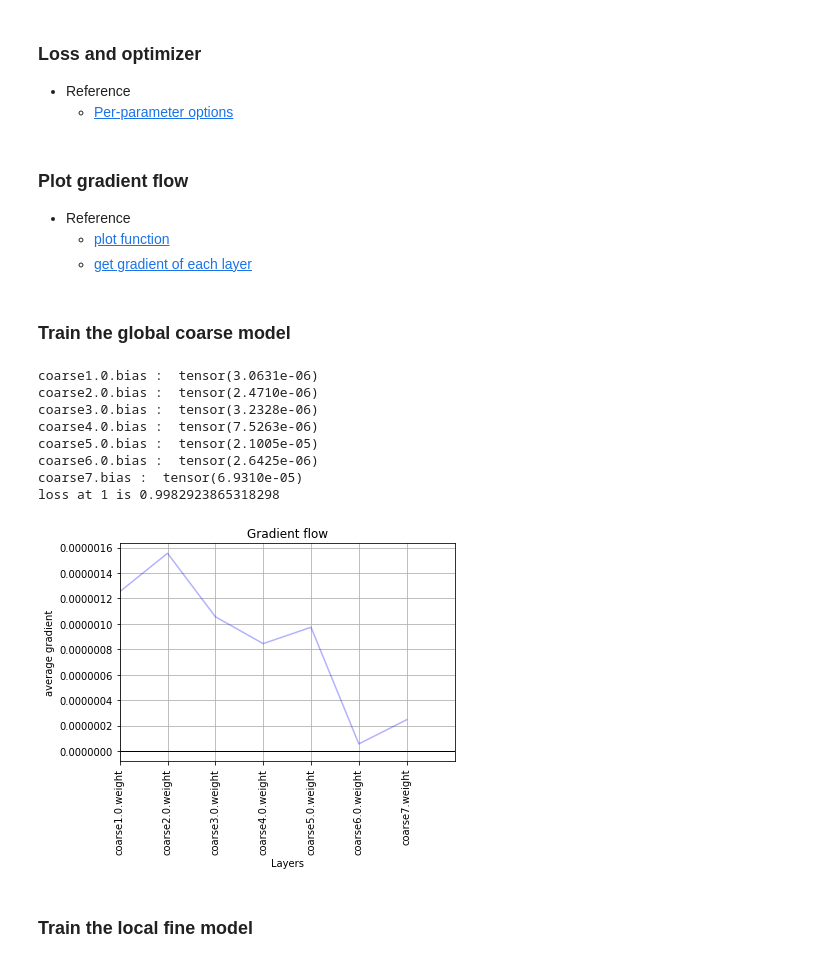
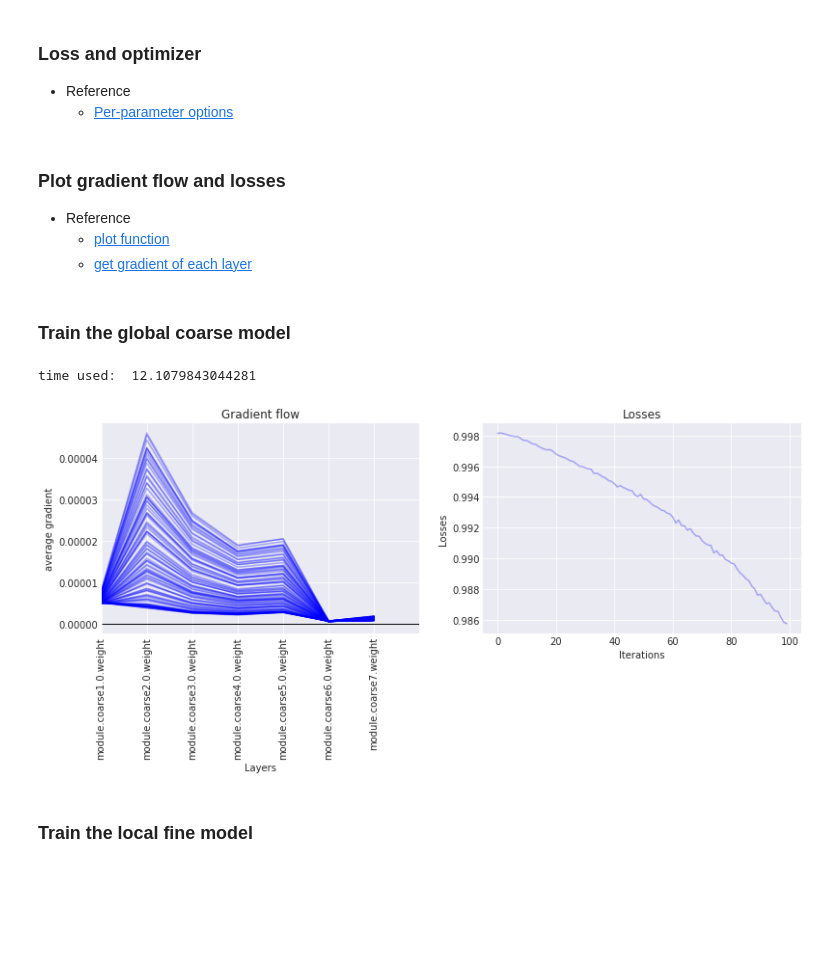
Before and after one commit to shuuchen/depth_eigen, a Jupyter notebook: test.ipynb, the cells around one changed output. Cells and saved outputs as stored; diff of their text form; code cells hidden in the pictures; blank space fills up the shorter version.

```diff
--- a/test.ipynb
+++ b/test.ipynb
@@ -12,9 +12,14 @@ import torchvision.transforms as transforms
 from torch.autograd import Function
 import numpy as np
 import matplotlib.pyplot as plt
+from IPython.core.pylabtools import figsize
+import time
+
+plt.style.use('seaborn-darkgrid')
 
 %matplotlib inline
 # %% [markdown]
 ### Device configuration
 # %%
-device = torch.device('cuda:0' if torch.cuda.is_available() else 'cpu')
+device = torch.device('cuda' if torch.cuda.is_available() else 'cpu')
+device
@@ -54,16 +61,17 @@ class GlobalCoarseNet(nn.Module):
 
         self.coarse7 = nn.Linear(in_features=4096, out_features=74 * 55)
 
+
     def forward(self, x):
         x = self.coarse1(x)
         x = self.coarse2(x)
         x = self.coarse3(x)
         x = self.coarse4(x)
         x = self.coarse5(x)
-        x = x.reshape(batch_size, -1)
+        x = x.reshape(x.size(0), -1)
         x = self.coarse6(x)
         x = self.coarse7(x)
-        x = x.reshape(batch_size, 74, 55)
+        x = x.reshape(x.size(0), 74, 55)
         return x
 
 class LocalFineNet(nn.Module):
@@ -104,7 +112,7 @@ class ScaleInvariantLoss(nn.Module):
 
         dist = pred - target
 
-        # the lambda parameter is set to 0.5
+        # the lambda paramhttps://dushu-jupyter.ai-dev.lifull.com/notebooks/github/depth_eigen/test.ipynb#eter is set to 0.5
         loss = torch.mean(dist ** 2) - 0.5 / ((torch.numel(dist)) ** 2) * (torch.sum(dist) ** 2)
 
         return loss
@@ -114,15 +122,19 @@ global_criterion = ScaleInvariantLoss()
 local_criterion = ScaleInvariantLoss()
 
 # optimizer
-r=100
+r=1
 global_optimizer = torch.optim.SGD([{'params': global_model.coarse6.parameters(), 'lr': 0.1*r},
                                     {'params': global_model.coarse7.parameters(), 'lr': 0.1*r}],
                                    lr=0.001*r, momentum=0.9)
 
 local_optimizer = torch.optim.SGD([{'params': local_model.fine2.parameters(), 'lr': 0.01*r}],
                                   lr=0.001*r, momentum=0.9)
+
+
+global_model = nn.DataParallel(global_model)
+local_model = nn.DataParallel(local_model)
 # %% [markdown]
-### Plot gradient flow
+### Plot gradient flow and losses
 - Reference
     - [plot function](https://discuss.pytorch.org/t/check-gradient-flow-in-network/15063/7)
     - [get gradient of each layer](https://discuss.pytorch.org/t/how-to-calculate-gradient-for-each-layer/1595/4)
@@ -145,38 +161,52 @@ def plot_grad_flow(named_parameters):
 # %% [markdown]
 ### Train the global coarse model
 # %%
+figsize(13, 4)
+
 a = torch.randn(batch_size, 3, 304, 228)
 a = a.to(device)
 
 target = torch.randn(batch_size, 74, 55)
 target = target.to(device)
 
 losses = []
-for i in range(1):
+avg_grads = []
+start = time.time()
+for i in range(100):
     # forward pass
     output = global_model(a)
     loss = global_criterion(output, target)
     losses.append(loss.item())
 
     # backward pass
     global_model.zero_grad()
     loss.backward()
-    plot_grad_flow(global_model.named_parameters())
+
+    # avarage gradient
+    avg_grad = []
+    for n, p in global_model.named_parameters():
+        if 'bias' in n:
+            continue
+        avg_grad.append(p.grad.abs().mean())
+    avg_grads.append(avg_grad)
+
+    # optimization
     global_optimizer.step()
 
-    print('loss at {} is {}'.format(i + 1, loss))
+    #print('loss at {} is {}'.format(i + 1, loss))
 
-#plt.plot(losses)
+elapse = time.time() - start
+print('time used: ', elapse)
+
+plt.subplot(121)
+layers = [k for k in global_model.state_dict().keys() if 'bias' not in k]
+plot_grad_flow(layers, avg_grads)
+
+plt.subplot(122)
+plot_losses(losses)
 # %% [output]
-coarse1.0.bias :  tensor(3.0631e-06)
-coarse2.0.bias :  tensor(2.4710e-06)
-coarse3.0.bias :  tensor(3.2328e-06)
-coarse4.0.bias :  tensor(7.5263e-06)
-coarse5.0.bias :  tensor(2.1005e-05)
-coarse6.0.bias :  tensor(2.6425e-06)
-coarse7.bias :  tensor(6.9310e-05)
-loss at 1 is 0.9982923865318298
+time used:  12.1079843044281
-[figure, old version]
+[figure, new version]
 # %% [markdown]
 ### Train the local fine model
 # %%
```
Also changed, not shown: parts of 3 cells of this notebook.
